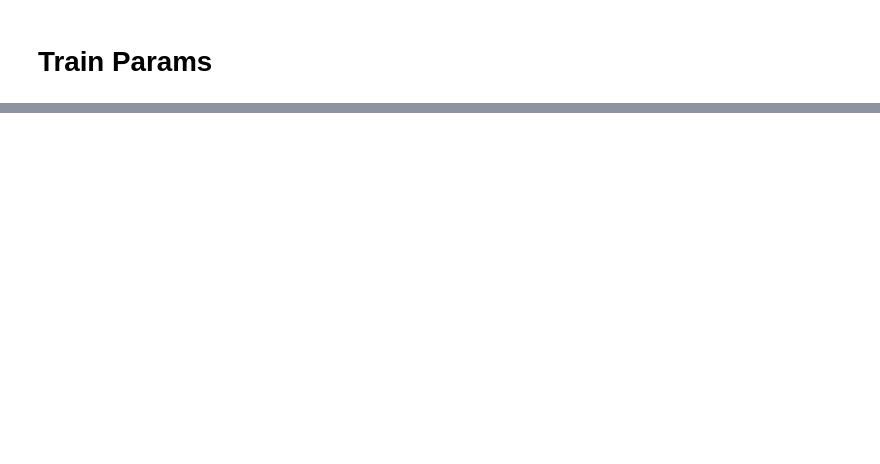
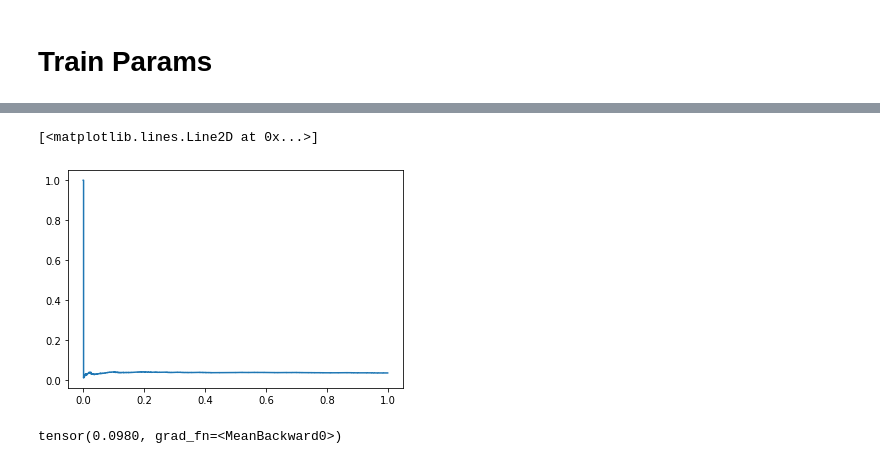
Before and after one commit to asy51/pareto, a Jupyter notebook: PELTR copy.ipynb, the cells around one changed output, grey strips where cells are left out. Saved outputs shown, nothing was run; the diff lists cells and outputs as text; code cells hidden in the pictures; blank space fills up the shorter version.

```diff
--- a/PELTR copy.ipynb
+++ b/PELTR copy.ipynb
@@ -435,0 +434,10 @@ plt.show()
+# %%
+prec, recall, _ = sklearn.metrics.precision_recall_curve(y_test.detach().numpy(), y_test_hat.detach().numpy())
+plt.plot(recall, prec)
+# %% [output]
+[<matplotlib.lines.Line2D at 0x...>]
+[figure, added]
+# %%
+nn.Sigmoid()(y_test_hat).mean()
+# %% [output]
+tensor(0.0980, grad_fn=<MeanBackward0>)
```
Also changed, not shown: parts of 15 cells of this notebook.
